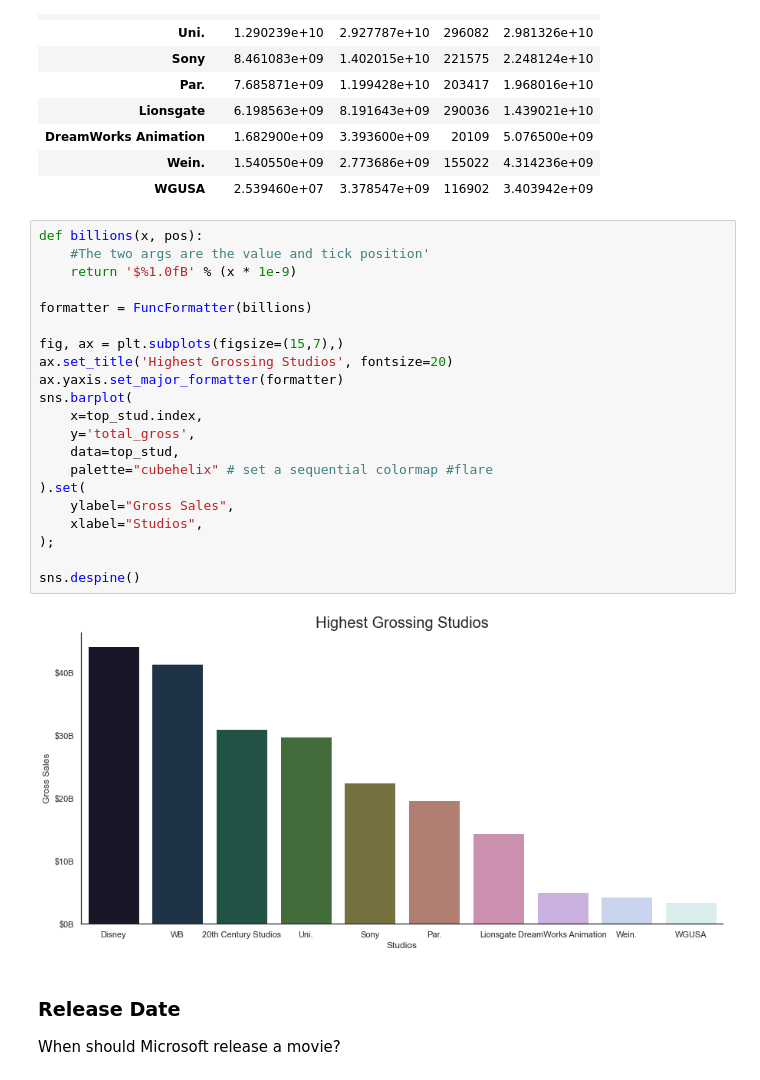
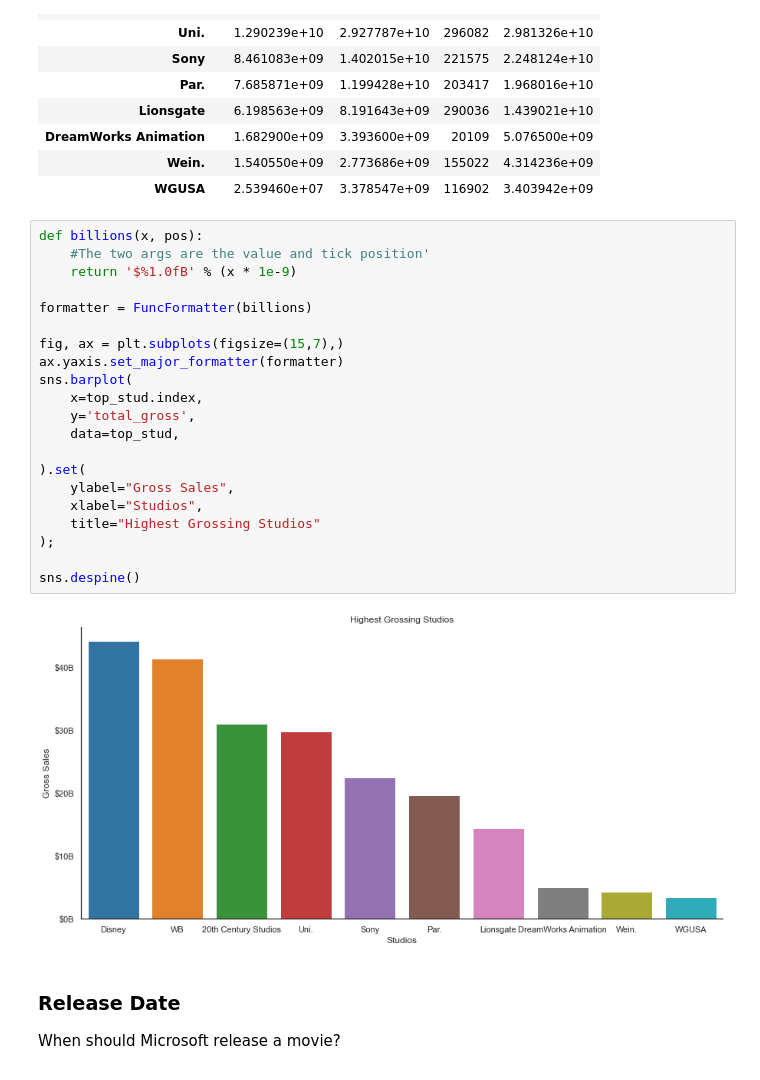
Before and after one commit to alexcasey92/Box-Office-EDA, a Jupyter notebook: dsc-phase1-project-template.ipynb, the cells around one changed output. Saved outputs shown, nothing was run; the diff lists cells and outputs as text.

```diff
--- a/dsc-phase1-project-template.ipynb
+++ b/dsc-phase1-project-template.ipynb
@@ -978,26 +976,26 @@ top_stud
 # %%
 def billions(x, pos):
     #The two args are the value and tick position'
     return '$%1.0fB' % (x * 1e-9)
 
 formatter = FuncFormatter(billions)
 
 fig, ax = plt.subplots(figsize=(15,7),)
-ax.set_title('Highest Grossing Studios', fontsize=20)
 ax.yaxis.set_major_formatter(formatter)
 sns.barplot(
     x=top_stud.index,
     y='total_gross',
     data=top_stud,
-    palette="cubehelix" # set a sequential colormap #flare
+
 ).set(
     ylabel="Gross Sales",
     xlabel="Studios",
+    title="Highest Grossing Studios"
 );
 
 sns.despine()
 # %% [output]
-[figure, old version]
+[figure, new version]
 # %% [markdown]
 ### Release Date
 When should Microsoft release a movie?
```
Also changed, not shown: parts of 6 cells of this notebook.
